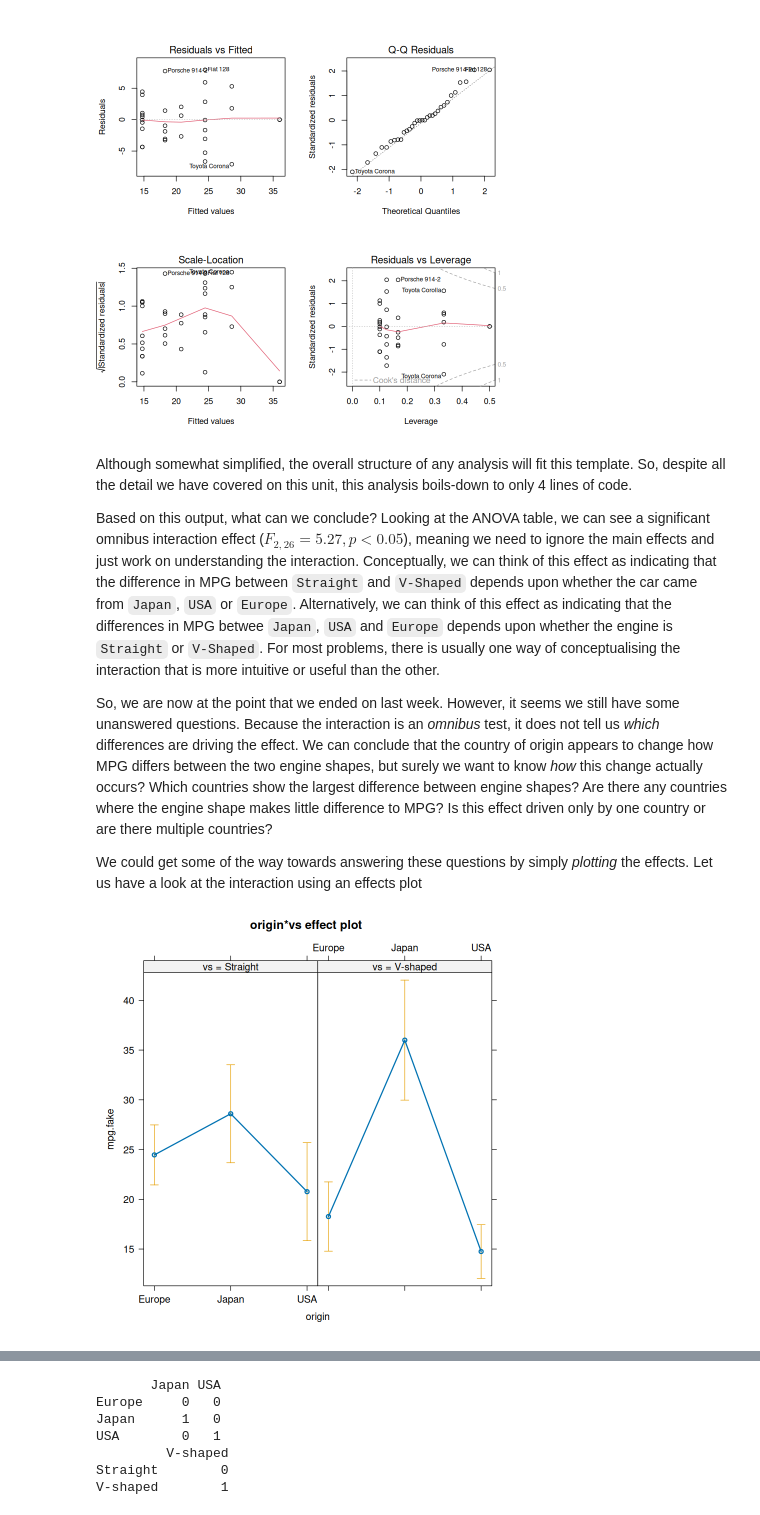
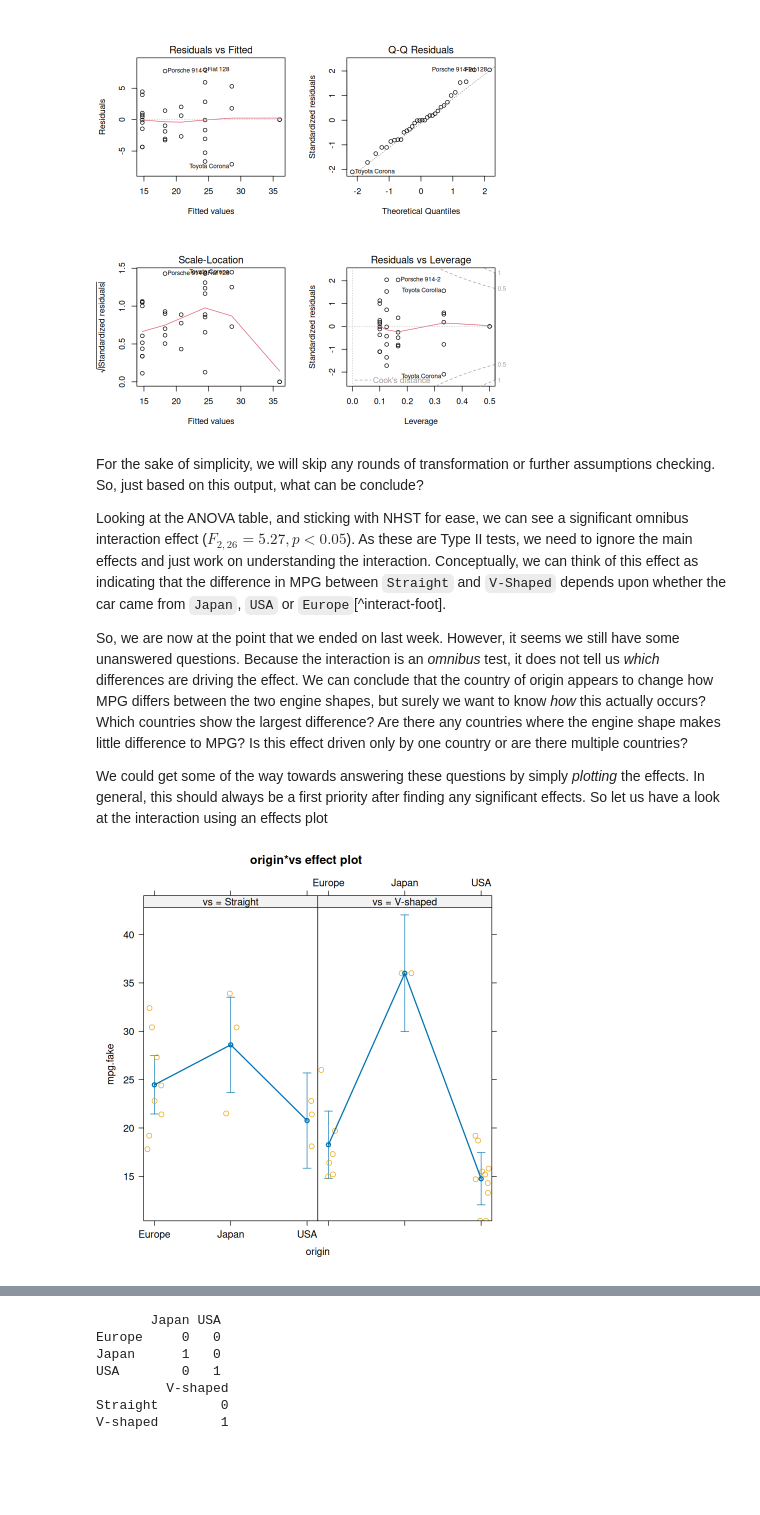
Before and after one commit to PCHN63101-Advanced-Data-Skills/Final-Linear-Model-Topics, a Jupyter notebook: _build/jupyter_execute/1.follow-up.ipynb, the cells around one changed output, grey strips where cells are left out. Saved outputs shown, nothing was run; the diff lists cells and outputs as text; code cells hidden in the pictures; blank space fills up the shorter version.

```diff
--- a/_build/jupyter_execute/1.follow-up.ipynb
+++ b/_build/jupyter_execute/1.follow-up.ipynb
@@ -38,8 +39,9 @@ vs.lab[mtcars$vs == 1] <- "Straight"
 mtcars$vs <- as.factor(vs.lab)
 
 # Create fake interaction
-mpg.fake          <- mtcars$mpg                                         # copy mpg
-mpg.idx           <- mtcars$origin == "Japan" & mtcars$vs == "V-shaped" # index of Japan-VShaped cell
-mpg.fake[mpg.idx] <- mpg.fake[mpg.idx] + 15                             # add 16 to all data from that cell
+mpg.fake          <- mtcars$mpg                  # copy mpg
+mpg.idx           <- mtcars$origin == "Japan" &
+                     mtcars$vs     == "V-shaped" # index of Japan-VShaped cell
+mpg.fake[mpg.idx] <- mpg.fake[mpg.idx] + 15      # add constant to all data from that cell
 mtcars$mpg.fake   <- mpg.fake
 # %% [markdown]
@@ -76,15 +78,15 @@ Residuals 447.70 26
 Signif. codes:  0 ‘***’ 0.001 ‘**’ 0.01 ‘*’ 0.05 ‘.’ 0.1 ‘ ’ 1
 [figure]
 # %% [markdown]
- Although somewhat simplified, the overall structure of any analysis will fit this template. So, despite all the detail we have covered on this unit, this analysis boils-down to only 4 lines of code.
+For the sake of simplicity, we will skip any rounds of transformation or further assumptions checking. So, just based on this output, what can be conclude?
 
-Based on this output, what can we conclude? Looking at the ANOVA table, we can see a significant omnibus interaction effect ($F_{2,26} = 5.27, p < 0.05$), meaning we need to ignore the main effects and just work on understanding the interaction. Conceptually, we can think of this effect as indicating that the difference in MPG between `Straight` and `V-Shaped` depends upon whether the car came from `Japan`, `USA` or `Europe`. Alternatively, we can think of this effect as indicating that the differences in MPG betwee `Japan`, `USA` and `Europe` depends upon whether the engine is `Straight` or `V-Shaped`. For most problems, there is usually one way of conceptualising the interaction that is more intuitive or useful than the other.
+Looking at the ANOVA table, and sticking with NHST for ease, we can see a significant omnibus interaction effect ($F_{2,26} = 5.27, p < 0.05$). As these are Type II tests, we need to ignore the main effects and just work on understanding the interaction. Conceptually, we can think of this effect as indicating that the difference in MPG between `Straight` and `V-Shaped` depends upon whether the car came from `Japan`, `USA` or `Europe`[^interact-foot].
 
-So, we are now at the point that we ended on last week. However, it seems we still have some unanswered questions. Because the interaction is an *omnibus* test, it does not tell us *which* differences are driving the effect. We can conclude that the country of origin appears to change how MPG differs between the two engine shapes, but surely we want to know *how* this change actually occurs? Which countries show the largest difference between engine shapes? Are there any countries where the engine shape makes little difference to MPG? Is this effect driven only by one country or are there multiple countries?
+So, we are now at the point that we ended on last week. However, it seems we still have some unanswered questions. Because the interaction is an *omnibus* test, it does not tell us *which* differences are driving the effect. We can conclude that the country of origin appears to change how MPG differs between the two engine shapes, but surely we want to know *how* this actually occurs? Which countries show the largest difference? Are there any countries where the engine shape makes little difference to MPG? Is this effect driven only by one country or are there multiple countries?
 
-We could get some of the way towards answering these questions by simply *plotting* the effects. Let us have a look at the interaction using an effects plot
+We could get some of the way towards answering these questions by simply *plotting* the effects. In general, this should always be a first priority after finding any significant effects. So let us have a look at the interaction using an effects plot
 # %%
-plot(effect("origin:vs", mod))
+plot(effect("origin:vs", mod, residuals=TRUE), partial.residuals=list(smooth=FALSE))
 # %% [output]
-[figure, old version]
+[figure, new version]
 # %% [markdown]
```
Also changed, not shown: parts of 28 cells of this notebook, 9 other files.
